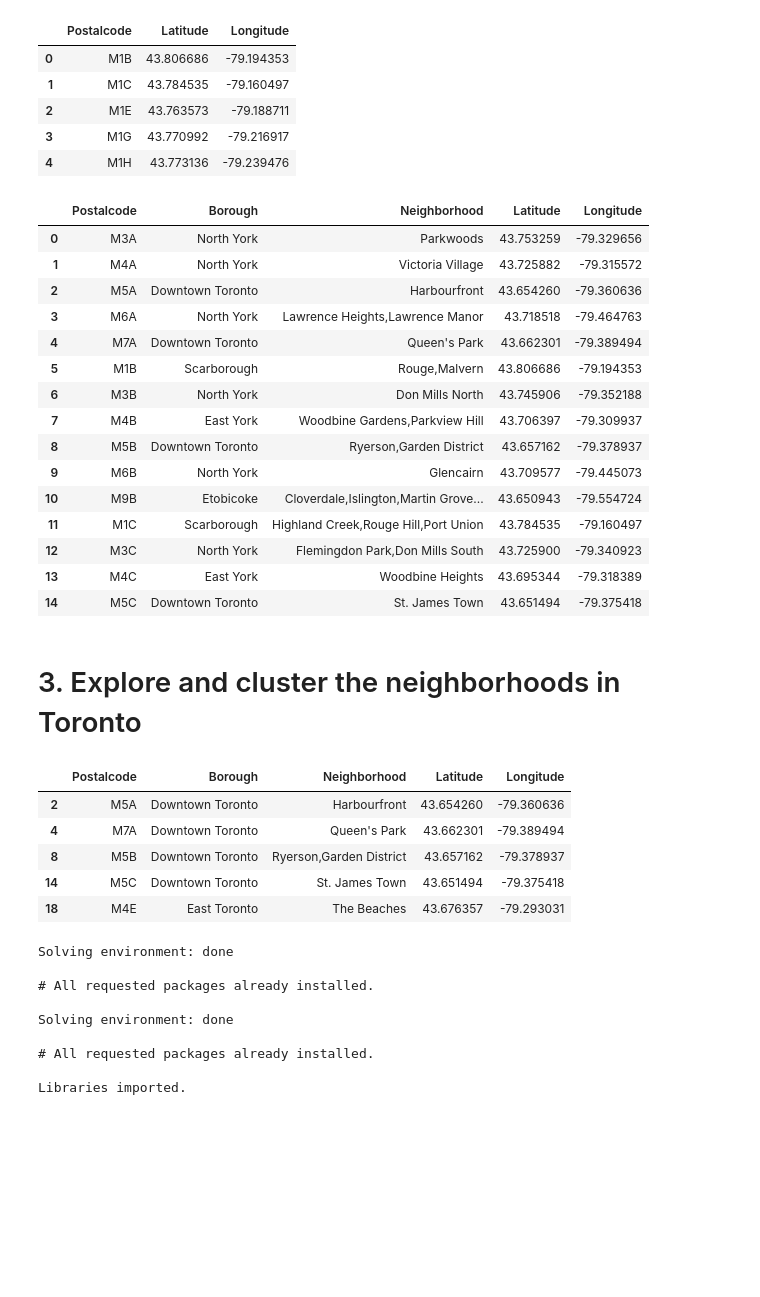
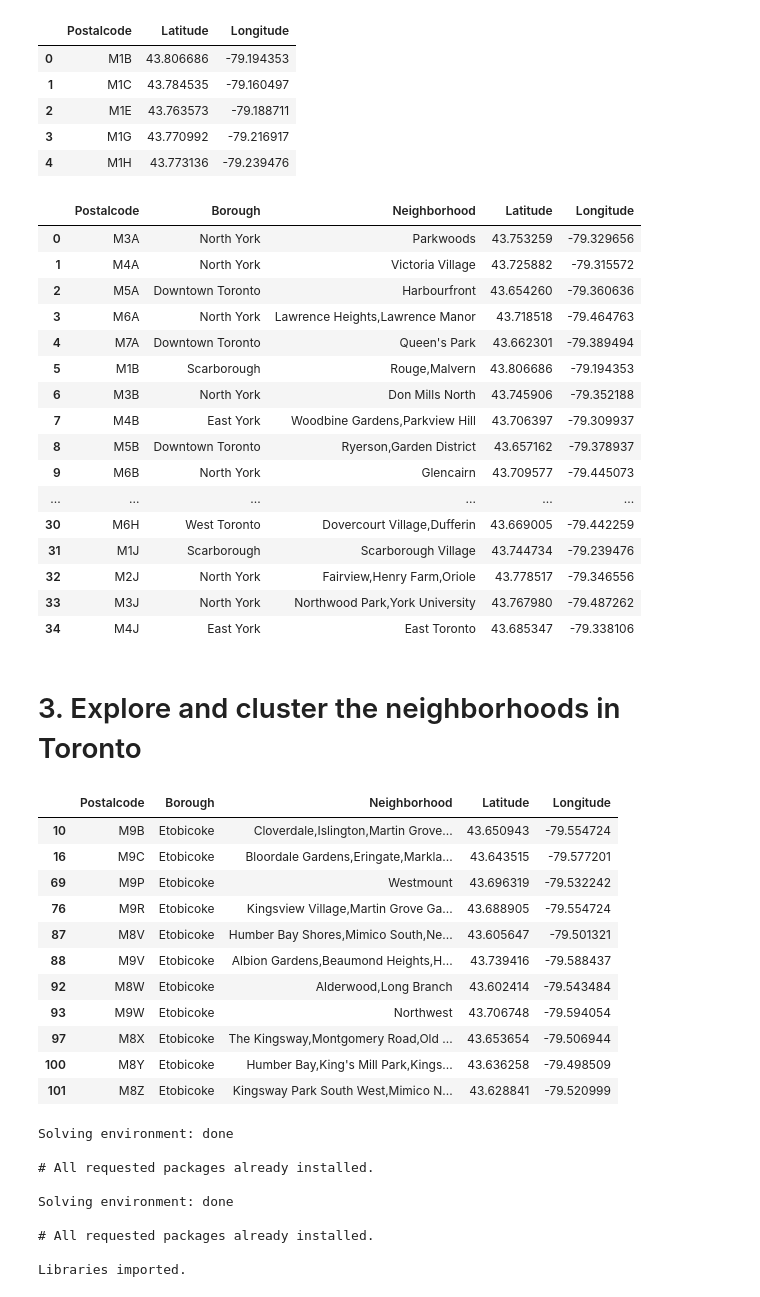
Before and after one commit to vklementev/Coursera_Capstone, a Jupyter notebook: Capstone project 1.ipynb, the cells around one changed output. Drawn from its saved outputs; the diff is of its cells as text; code cells hidden in the pictures; blank space fills up the shorter version.

```diff
--- a/Capstone project 1.ipynb
+++ b/Capstone project 1.ipynb
@@ -108,7 +114,7 @@ df2.head()
 | 4 | M1H | 43.773136 | -79.239476 |
 # %%
 df3 = pd.merge(df1, df2, on = 'Postalcode')
-df3.head(15)
+df3.head(35)
 # %% [output]
 |  | Postalcode | Borough | Neighborhood | Latitude | Longitude |
 | 0 | M3A | North York | Parkwoods | 43.753259 | -79.329656 |
@@ -121,11 +127,12 @@ df3.head(15)
 | 7 | M4B | East York | Woodbine Gardens,Parkview Hill | 43.706397 | -79.309937 |
 | 8 | M5B | Downtown Toronto | Ryerson,Garden District | 43.657162 | -79.378937 |
 | 9 | M6B | North York | Glencairn | 43.709577 | -79.445073 |
-| 10 | M9B | Etobicoke | Cloverdale,Islington,Martin Grove... | 43.650943 | -79.554724 |
-| 11 | M1C | Scarborough | Highland Creek,Rouge Hill,Port Union | 43.784535 | -79.160497 |
-| 12 | M3C | North York | Flemingdon Park,Don Mills South | 43.725900 | -79.340923 |
-| 13 | M4C | East York | Woodbine Heights | 43.695344 | -79.318389 |
-| 14 | M5C | Downtown Toronto | St. James Town | 43.651494 | -79.375418 |
+| ... | ... | ... | ... | ... | ... |
+| 30 | M6H | West Toronto | Dovercourt Village,Dufferin | 43.669005 | -79.442259 |
+| 31 | M1J | Scarborough | Scarborough Village | 43.744734 | -79.239476 |
+| 32 | M2J | North York | Fairview,Henry Farm,Oriole | 43.778517 | -79.346556 |
+| 33 | M3J | North York | Northwood Park,York University | 43.767980 | -79.487262 |
+| 34 | M4J | East York | East Toronto | 43.685347 | -79.338106 |
 # %% [markdown]
 
 
@@ -134,17 +141,23 @@ df3.head(15)
 
 # 3. Explore and cluster the neighborhoods in Toronto
 # %%
-#selecting neigborhoods containing 'Toronto' word
+#selecting neigborhood Etobicoke
 
-df4 = df3[df3['Borough'].str.contains('Toronto',regex=False)]
-df4.head()
+df4 = df3[df3['Borough'].str.contains('Etobicoke', regex=False)]
+df4
 # %% [output]
 |  | Postalcode | Borough | Neighborhood | Latitude | Longitude |
-| 2 | M5A | Downtown Toronto | Harbourfront | 43.654260 | -79.360636 |
-| 4 | M7A | Downtown Toronto | Queen's Park | 43.662301 | -79.389494 |
-| 8 | M5B | Downtown Toronto | Ryerson,Garden District | 43.657162 | -79.378937 |
-| 14 | M5C | Downtown Toronto | St. James Town | 43.651494 | -79.375418 |
-| 18 | M4E | East Toronto | The Beaches | 43.676357 | -79.293031 |
+| 10 | M9B | Etobicoke | Cloverdale,Islington,Martin Grove... | 43.650943 | -79.554724 |
+| 16 | M9C | Etobicoke | Bloordale Gardens,Eringate,Markla... | 43.643515 | -79.577201 |
+| 69 | M9P | Etobicoke | Westmount | 43.696319 | -79.532242 |
+| 76 | M9R | Etobicoke | Kingsview Village,Martin Grove Ga... | 43.688905 | -79.554724 |
+| 87 | M8V | Etobicoke | Humber Bay Shores,Mimico South,Ne... | 43.605647 | -79.501321 |
+| 88 | M9V | Etobicoke | Albion Gardens,Beaumond Heights,H... | 43.739416 | -79.588437 |
+| 92 | M8W | Etobicoke | Alderwood,Long Branch | 43.602414 | -79.543484 |
+| 93 | M9W | Etobicoke | Northwest | 43.706748 | -79.594054 |
+| 97 | M8X | Etobicoke | The Kingsway,Montgomery Road,Old ... | 43.653654 | -79.506944 |
+| 100 | M8Y | Etobicoke | Humber Bay,King's Mill Park,Kings... | 43.636258 | -79.498509 |
+| 101 | M8Z | Etobicoke | Kingsway Park South West,Mimico N... | 43.628841 | -79.520999 |
 # %%
 import numpy as np
 import pandas as pd
```
Also changed, not shown: parts of 19 cells of this notebook.
